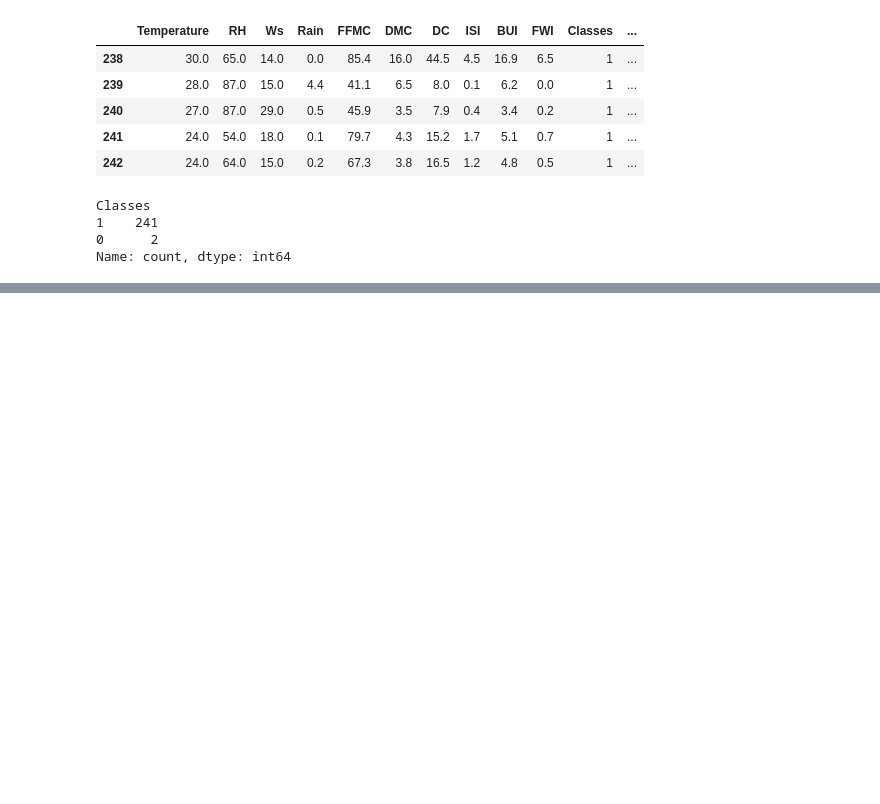
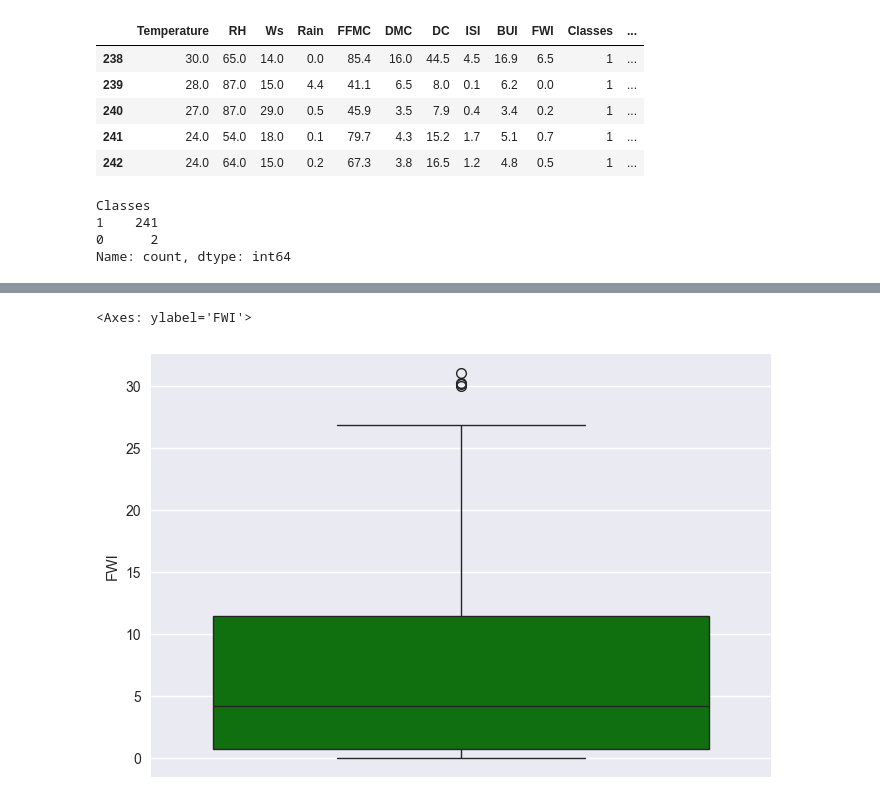
Before and after one commit to SHILPAAP-25/testforestfires_ml_project1, a Jupyter notebook: notebooks/proj4_ridge_lasso_elastic_EDA_featureEng.ipynb, the cells around one changed output, grey strips where cells are left out. Drawn from its saved outputs; the diff is of its cells as text; code cells hidden in the pictures; blank space fills up the shorter version.

```diff
--- a/notebooks/proj4_ridge_lasso_elastic_EDA_featureEng.ipynb
+++ b/notebooks/proj4_ridge_lasso_elastic_EDA_featureEng.ipynb
@@ -386,0 +434,7 @@ Name: count, dtype: int64
+# %%
+##box plot to see outliers
+
+sns.boxplot(df['FWI'],color='green')
+# %% [output]
+<Axes: ylabel='FWI'>
+[figure, added]
```
Also changed, not shown: parts of 12 cells of this notebook, 3 other files.
